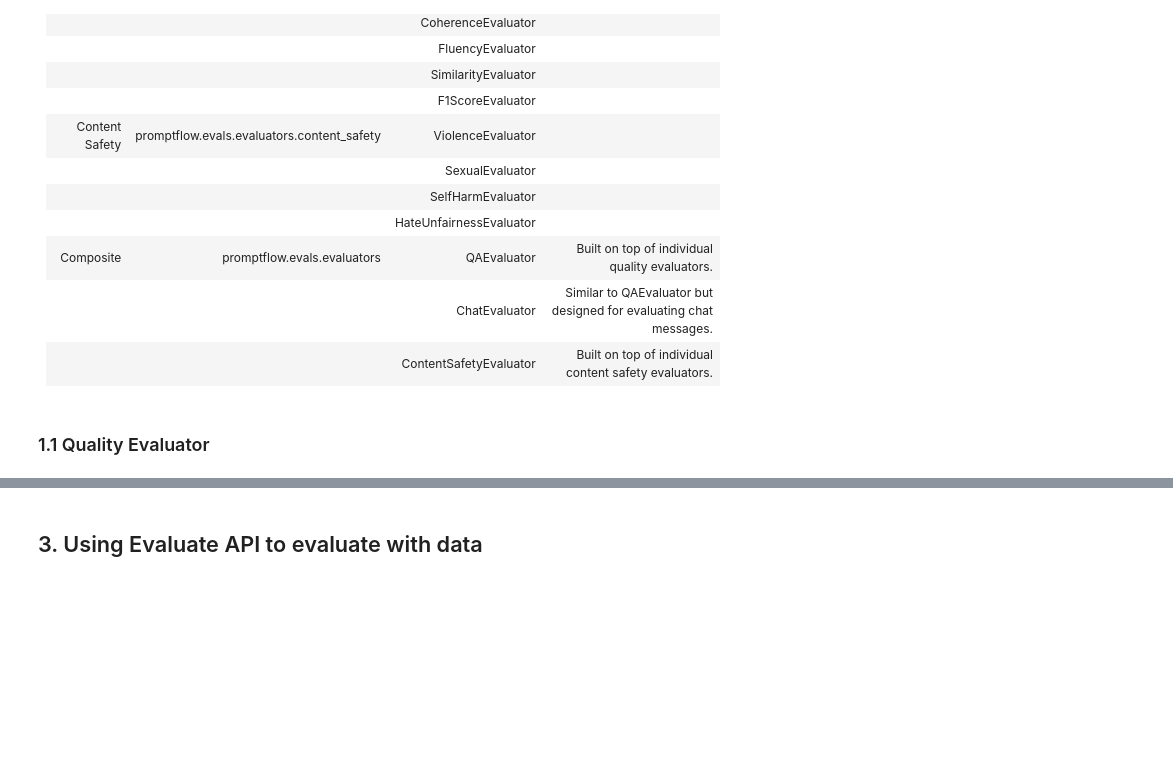
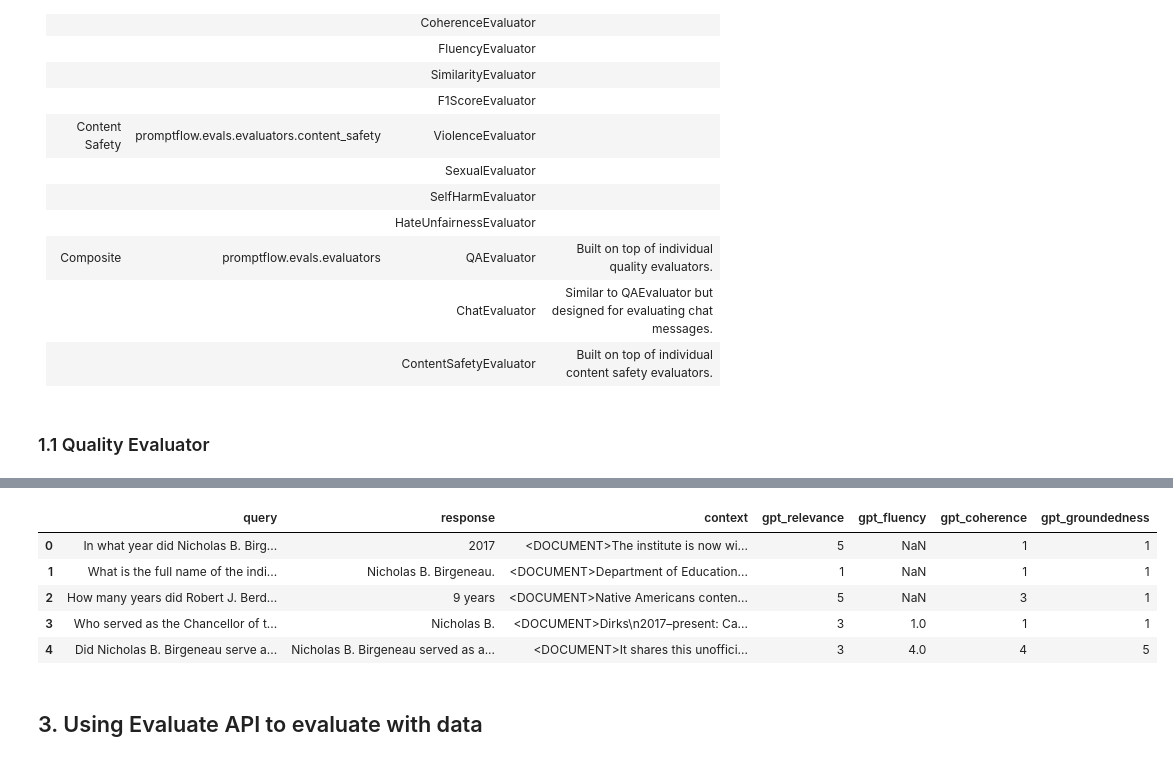
Before and after one commit to cedricvidal/gorilla, a Jupyter notebook: raft/azure-ai-studio-ft/eval.ipynb, the cells around one changed output, grey strips where cells are left out. Saved outputs shown, nothing was run; the diff lists cells and outputs as text; code cells hidden in the pictures; blank space fills up the shorter version.

Commit message:
RAFT eval notebook works end to end

```diff
--- a/raft/azure-ai-studio-ft/eval.ipynb
+++ b/raft/azure-ai-studio-ft/eval.ipynb
@@ -100,0 +186,2 @@ print(relevance_score)
+# %%
+dataset_path_ft_eval_pf = "dataset/ft.eval.pf.jsonl"
@@ -101,3 +210,13 @@ print(relevance_score)
+# %%
+df = pd.read_json(dataset_path_ft_eval_pf, lines=True)
+df.head()
+# %% [output]
+|  | query | response | context | gpt_relevance | gpt_fluency | gpt_coherence | gpt_groundedness |
+| 0 | In what year did Nicholas B. Birg... | 2017 | <DOCUMENT>The institute is now wi... | 5 | NaN | 1 | 1 |
+| 1 | What is the full name of the indi... | Nicholas B. Birgeneau. | <DOCUMENT>Department of Education... | 1 | NaN | 1 | 1 |
+| 2 | How many years did Robert J. Berd... | 9 years | <DOCUMENT>Native Americans conten... | 5 | NaN | 3 | 1 |
+| 3 | Who served as the Chancellor of t... | Nicholas B. | <DOCUMENT>Dirks\n2017–present: Ca... | 3 | 1.0 | 1 | 1 |
+| 4 | Did Nicholas B. Birgeneau serve a... | Nicholas B. Birgeneau served as a... | <DOCUMENT>It shares this unoffici... | 3 | 4.0 | 4 | 5 |
 # %% [markdown]
 ## 3. Using Evaluate API to evaluate with data
 # %% [markdown]
```
Also changed, not shown: parts of 22 cells of this notebook, 4 other files.
